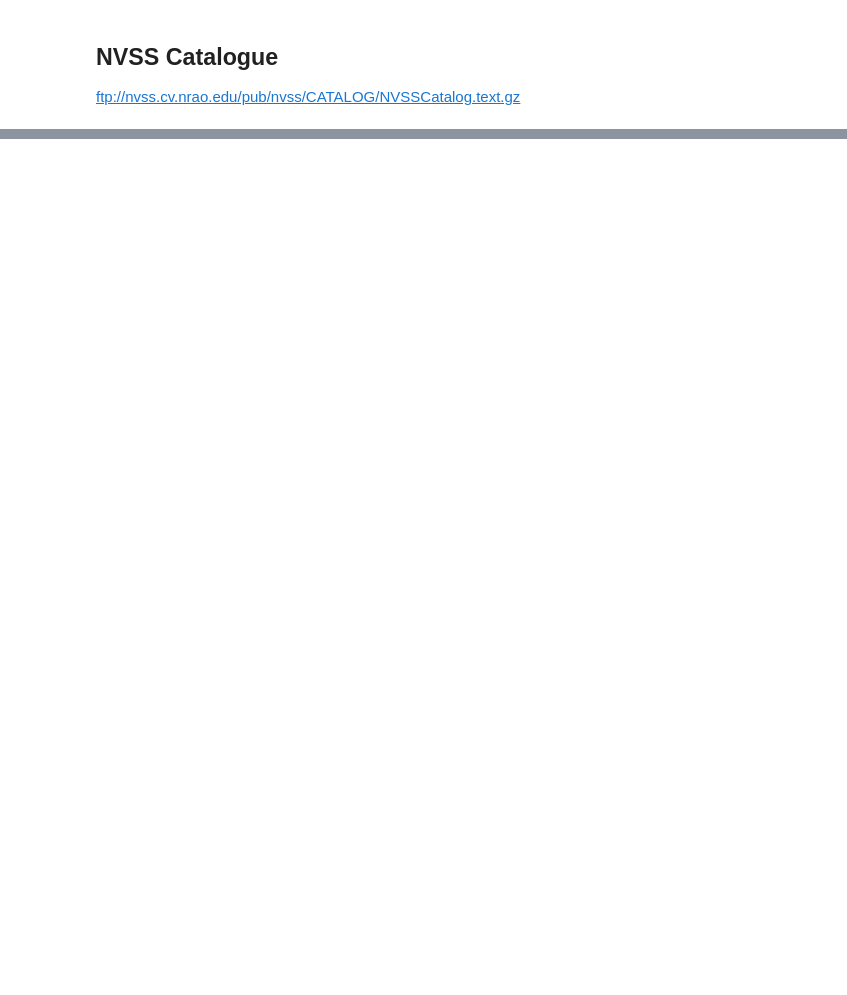
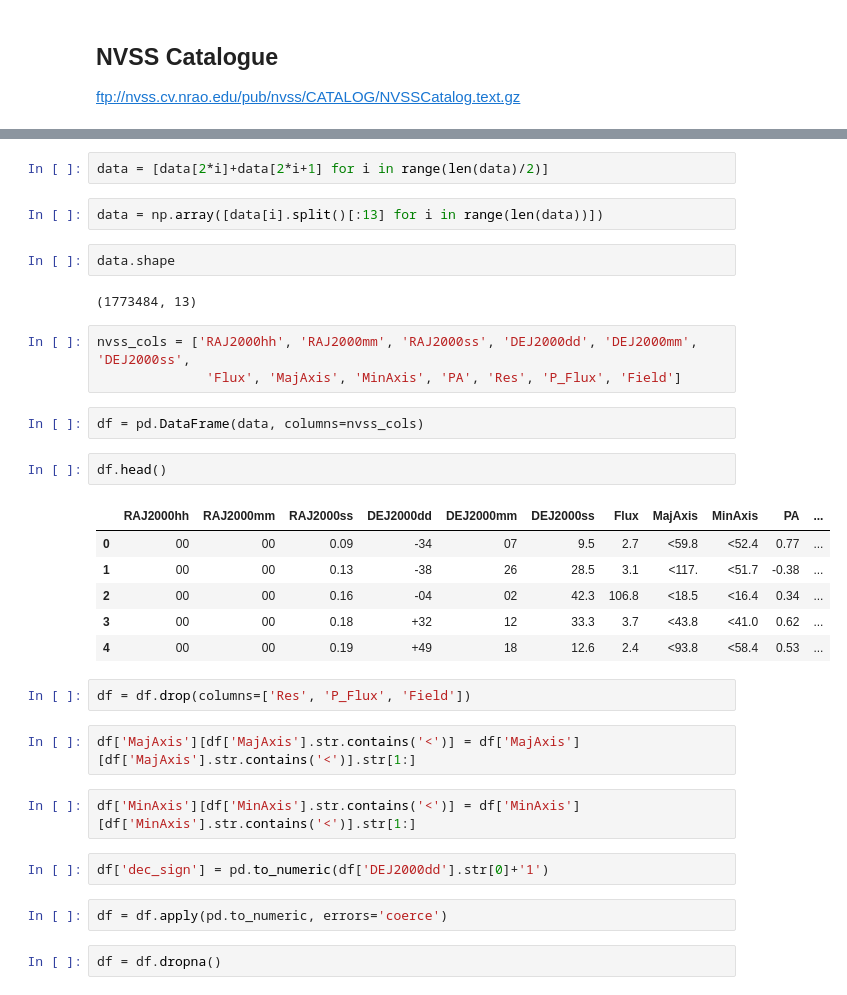
Before and after one commit to chrisfinlay/RFIsim, a Jupyter notebook: VO_example_for_Sky_model_w_NVSS_n_SUMSS-Copy1.ipynb, the cells around one changed output, grey strips where cells are left out. Cells and saved outputs as stored; diff of their text form; blank space fills up the shorter version.

```diff
--- a/VO_example_for_Sky_model_w_NVSS_n_SUMSS-Copy1.ipynb
+++ b/VO_example_for_Sky_model_w_NVSS_n_SUMSS-Copy1.ipynb
@@ -350,0 +396,34 @@ df[corr_ex].values
+# %%
+data = [data[2*i]+data[2*i+1] for i in range(len(data)/2)]
+# %%
+data = np.array([data[i].split()[:13] for i in range(len(data))])
+# %%
+data.shape
+# %% [output]
+(1773484, 13)
+# %%
+nvss_cols = ['RAJ2000hh', 'RAJ2000mm', 'RAJ2000ss', 'DEJ2000dd', 'DEJ2000mm', 'DEJ2000ss',
+              'Flux', 'MajAxis', 'MinAxis', 'PA', 'Res', 'P_Flux', 'Field']
+# %%
+df = pd.DataFrame(data, columns=nvss_cols)
+# %%
+df.head()
+# %% [output]
+|  | RAJ2000hh | RAJ2000mm | RAJ2000ss | DEJ2000dd | DEJ2000mm | DEJ2000ss | Flux | MajAxis | MinAxis | PA | ... |
+| 0 | 00 | 00 | 0.09 | -34 | 07 | 9.5 | 2.7 | <59.8 | <52.4 | 0.77 | ... |
+| 1 | 00 | 00 | 0.13 | -38 | 26 | 28.5 | 3.1 | <117. | <51.7 | -0.38 | ... |
+| 2 | 00 | 00 | 0.16 | -04 | 02 | 42.3 | 106.8 | <18.5 | <16.4 | 0.34 | ... |
+| 3 | 00 | 00 | 0.18 | +32 | 12 | 33.3 | 3.7 | <43.8 | <41.0 | 0.62 | ... |
+| 4 | 00 | 00 | 0.19 | +49 | 18 | 12.6 | 2.4 | <93.8 | <58.4 | 0.53 | ... |
+# %%
+df = df.drop(columns=['Res', 'P_Flux', 'Field'])
+# %%
+df['MajAxis'][df['MajAxis'].str.contains('<')] = df['MajAxis'][df['MajAxis'].str.contains('<')].str[1:]
+# %%
+df['MinAxis'][df['MinAxis'].str.contains('<')] = df['MinAxis'][df['MinAxis'].str.contains('<')].str[1:]
+# %%
+df['dec_sign'] = pd.to_numeric(df['DEJ2000dd'].str[0]+'1')
+# %%
+df = df.apply(pd.to_numeric, errors='coerce')
+# %%
+df = df.dropna()
```
Also changed, not shown: parts of 40 cells of this notebook, 3 other files.
